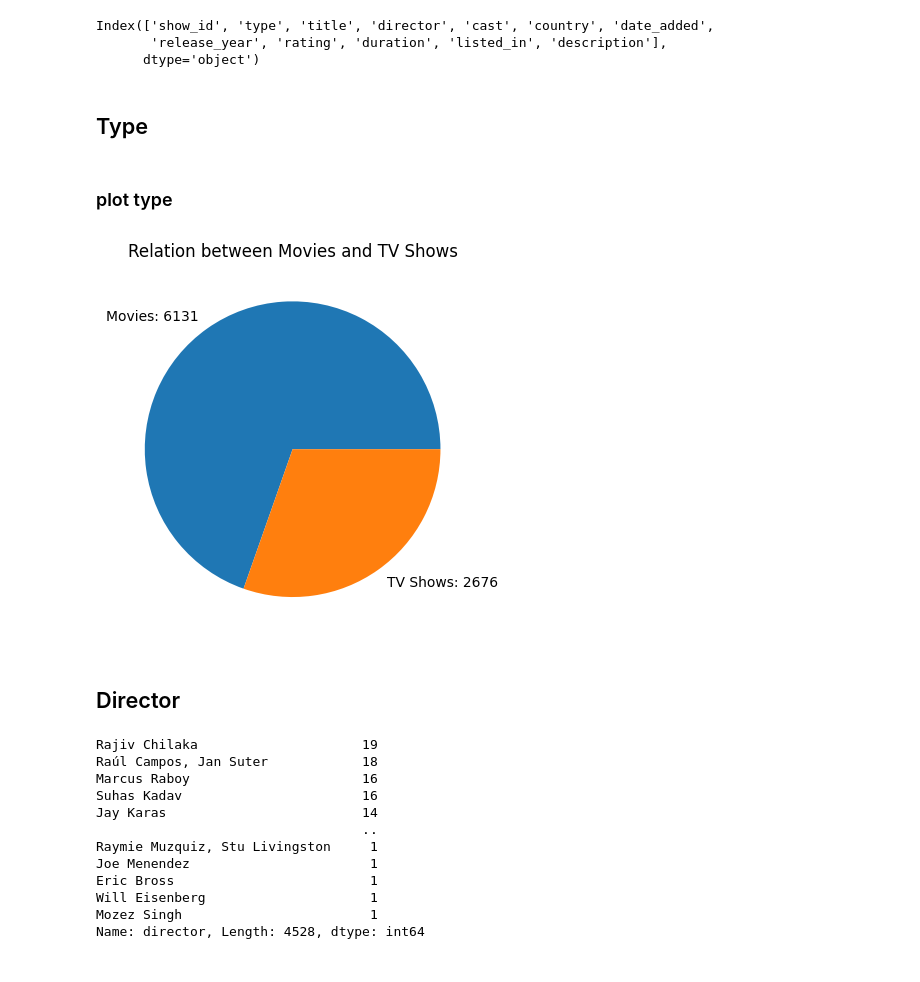
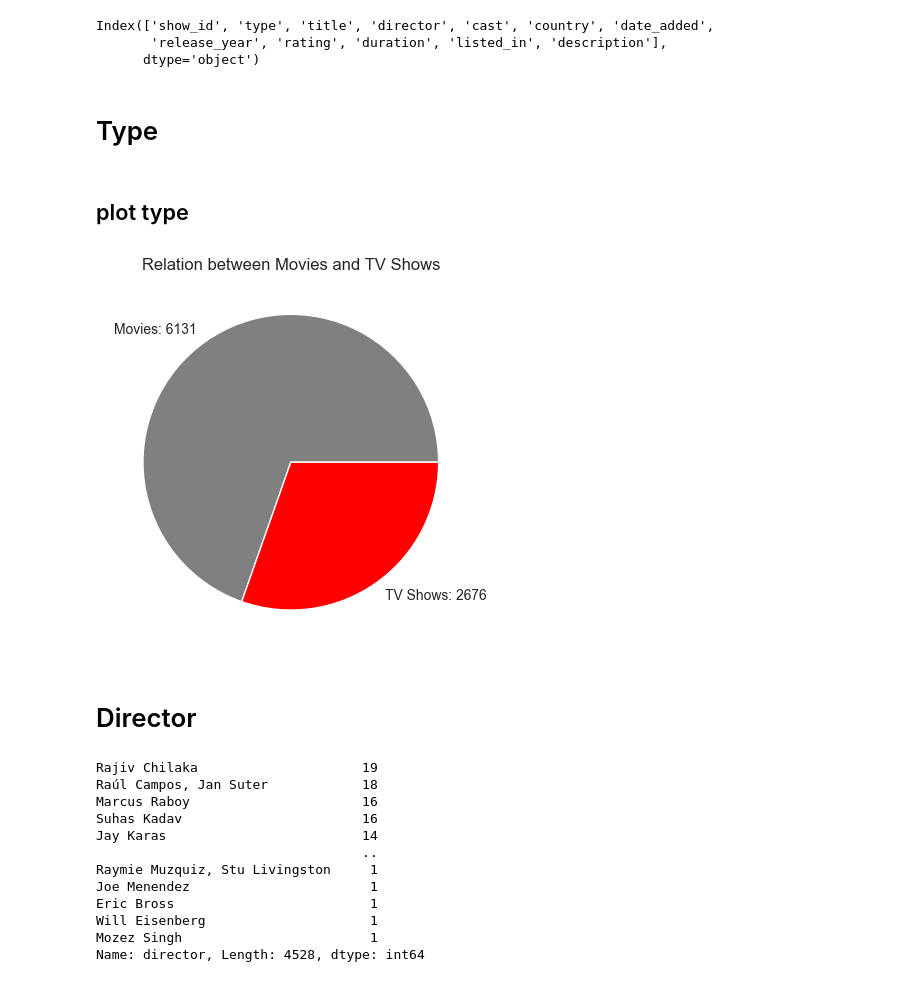
Before and after one commit to Edgar-La/Data_visualization_MoviesTVshows, a Jupyter notebook: Data_visualization.ipynb, the cells around one changed output. Drawn from its saved outputs; the diff is of its cells as text; code cells hidden in the pictures.

```diff
--- a/Data_visualization.ipynb
+++ b/Data_visualization.ipynb
@@ -55,19 +55,21 @@ Index(['show_id', 'type', 'title', 'director', 'cast', 'country', 'date_added',
        'release_year', 'rating', 'duration', 'listed_in', 'description'],
       dtype='object')
 # %% [markdown]
-## Type
+# Type
 # %% [markdown]
-### plot type
+## plot type
 # %%
 type_ = df['type'].value_counts()
-plt.pie(type_, labels = ['Movies: ' + str(type_[0]),
-                         'TV Shows: ' + str(type_[1])])
+plt.pie(type_,
+        labels = ['Movies: ' + str(type_[0]),
+                  'TV Shows: ' + str(type_[1])],
+        colors = ['gray', 'red'])
 plt.title('Relation between Movies and TV Shows')
 plt.show()
 # %% [output]
-[figure, old version]
+[figure, new version]
 # %% [markdown]
-## Director
+# Director
 # %%
 director = df['director'].value_counts()
 director
```
Also changed, not shown: parts of 17 cells of this notebook.
